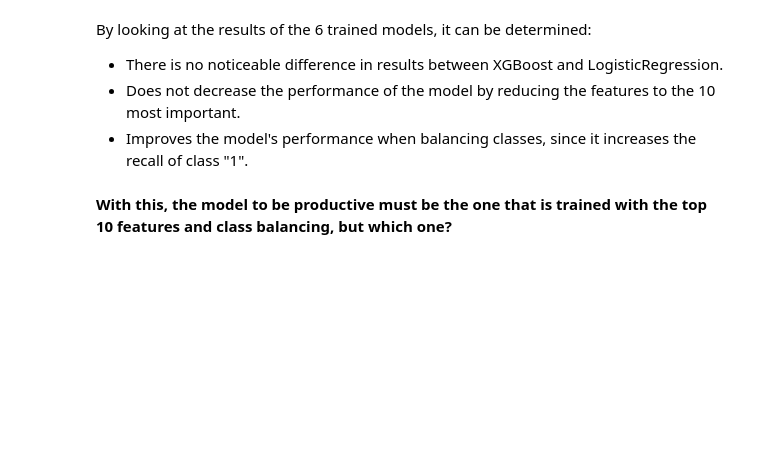
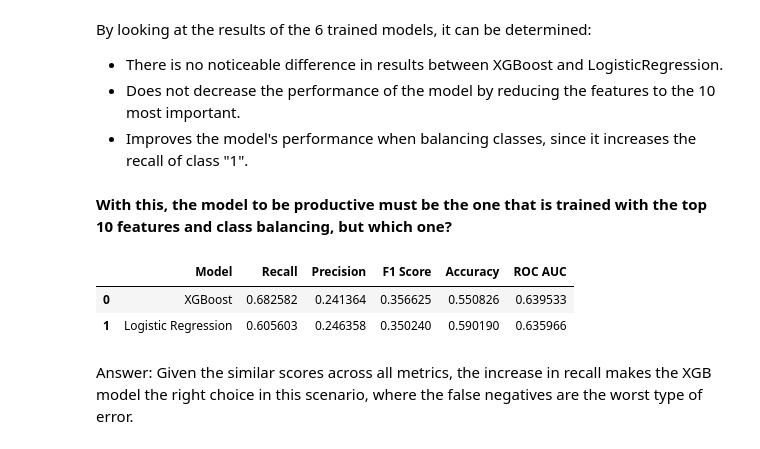
Before and after one commit to martinsoko/latam_challenge, a Jupyter notebook: challenge/exploration.ipynb, the cells around one changed output. Drawn from its saved outputs; the diff is of its cells as text; code cells hidden in the pictures; blank space fills up the shorter version.

Commit message:
answer best model

```diff
--- a/challenge/exploration.ipynb
+++ b/challenge/exploration.ipynb
@@ -603,0 +606,29 @@ By looking at the results of the 6 trained models, it can be determined:
+# %%
+#
+xgb_recall = recall_score(y_test2, xgboost_y_preds_2)
+xgb_precision = precision_score(y_test2, xgboost_y_preds_2)
+xgb_f1 = f1_score(y_test2, xgboost_y_preds_2)
+xgb_accuracy = accuracy_score(y_test2, xgboost_y_preds_2)
+xgb_roc_auc = roc_auc_score(y_test2, xgb_model_2.predict_proba(x_test2)[:, 1])
+
+lr_recall = recall_score(y_test2, reg_y_preds_2)
+lr_precision = precision_score(y_test2, reg_y_preds_2)
+lr_f1 = f1_score(y_test2, reg_y_preds_2)
+lr_accuracy = accuracy_score(y_test2, reg_y_preds_2)
+lr_roc_auc = roc_auc_score(y_test2, reg_model_2.predict_proba(x_test2)[:, 1])
+
+metrics_df = pd.DataFrame({
+    'Model': ['XGBoost', 'Logistic Regression'],
+    'Recall': [xgb_recall, lr_recall],
+    'Precision': [xgb_precision, lr_precision],
+    'F1 Score': [xgb_f1, lr_f1],
+    'Accuracy': [xgb_accuracy, lr_accuracy],
+    'ROC AUC': [xgb_roc_auc, lr_roc_auc]
+})
+metrics_df.sort_values(by='Recall', ascending=False)
+# %% [output]
+|  | Model | Recall | Precision | F1 Score | Accuracy | ROC AUC |
+| 0 | XGBoost | 0.682582 | 0.241364 | 0.356625 | 0.550826 | 0.639533 |
+| 1 | Logistic Regression | 0.605603 | 0.246358 | 0.350240 | 0.590190 | 0.635966 |
+# %% [markdown]
+Answer: Given the similar scores across all metrics, the increase in recall makes the XGB model the right choice in this scenario, where the false negatives are the worst type of error.
```
Also changed, not shown: parts of 1 cell of this notebook.
